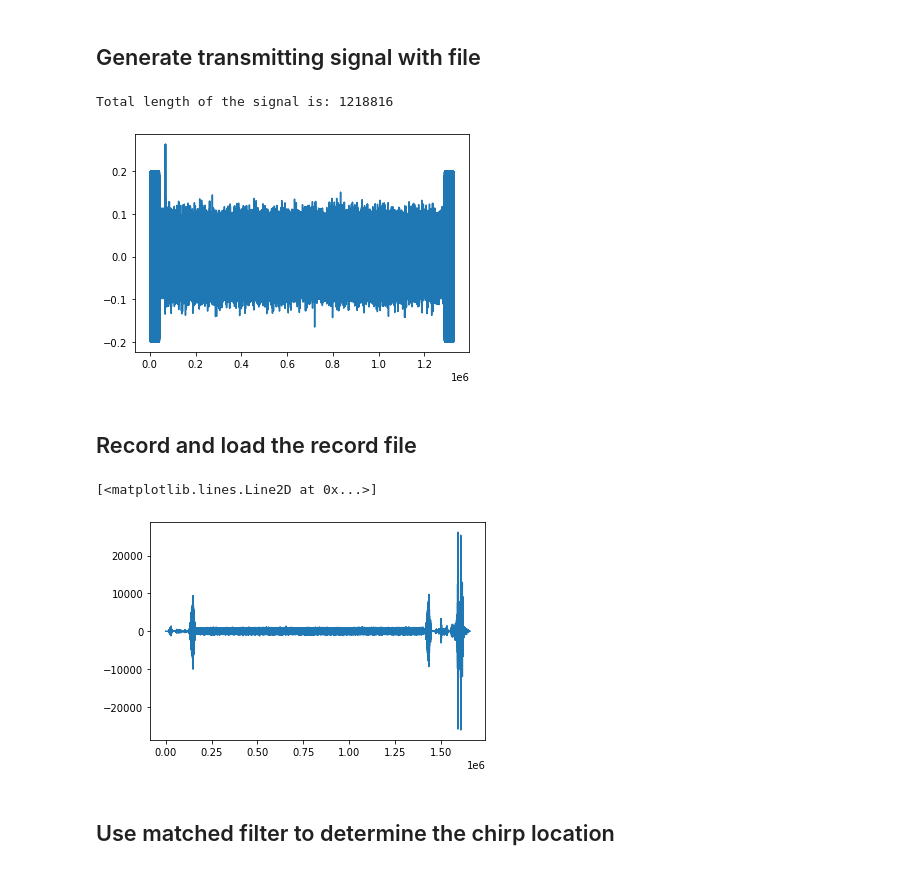
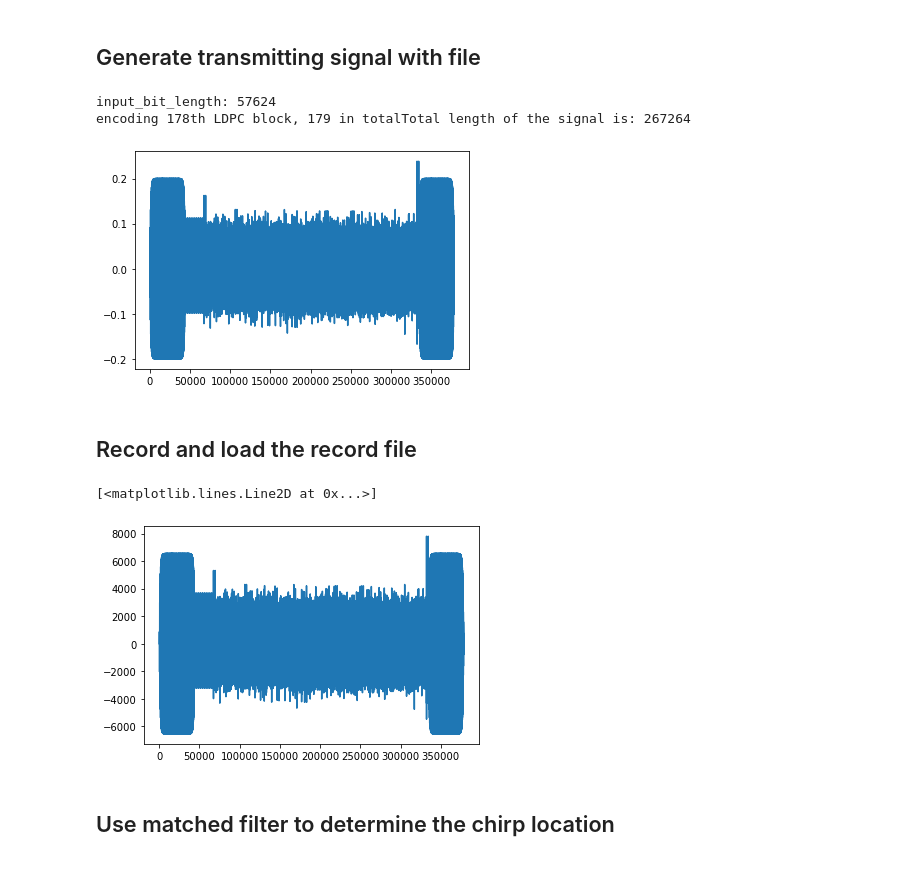
Before and after one commit to JingbiaoMei/Cambridge-Blue-Noise, a Jupyter notebook: System_setup_pilot.ipynb, the cells around one changed output. Saved outputs shown, nothing was run; the diff lists cells and outputs as text; code cells hidden in the pictures.

Commit message:
implemented LDPC into system

```diff
--- a/System_setup_pilot.ipynb
+++ b/System_setup_pilot.ipynb
@@ -6,6 +6,8 @@ from transmit import *
 ## Setup OFDM system
 # %%
 # OFDM system setup:
+LDPC_bool=True
+
 test = OFDM
 N, prefix_no, fs, repeat, gap_second = 2048, 256, 44100, 10, 0
 
@@ -15,11 +17,21 @@ min_bin = 40
 
 max_bin = 575
 
+
+
+inputLenIndicator_len=24
+rate='1/2'
+r=0.5
+z=27
+len_protection='input_repeat_then_LDPC'
+repeat_times=3
+
 # Pass the parameters
-test.__init__(test, N, prefix_no, fs, repeat, gap_second, chirp_high, min_bin, max_bin)
+test.__init__(test, N, prefix_no, fs, repeat, gap_second, chirp_high, min_bin, max_bin, inputLenIndicator_len=inputLenIndicator_len, rate=rate,r=r,z=z,len_protection=len_protection,repeat_times=repeat_times)
 
 # File for transfer
-testfile = "test_files/test-min.png"
+# testfile = "test_files/test.jpg"
+testfile = 'test_files/test_small.png'
 
 # print the default seed for checking
 print("The default seed is set to:", test.seed)
@@ -37,25 +49,26 @@ chirp, inv_chirp = test.define_chirp(test)
 ## Generate transmitting signal with file
 # %%
 # Generate the data OFDM frames
-data_frames, underfill, carrier_indices, pilot_values, bits_tran = test.data_add_random_pilots(test, testfile)
+data_frames, underfill, carrier_indices, pilot_values, bits_tran = test.data_add_random_pilots(test, testfile,LDPC=LDPC_bool)
 data_frames_len = len(data_frames)
 print("Total length of the signal is:", data_frames_len)
 
 # Combine to get the overall tx signals
 tx_signal = test.tx_waveform_data_pilot(test, known_frames, chirp, data_frames)
 plt.plot(tx_signal)
 sf.write('transmit.wav', tx_signal, test.fs)
 # %% [output]
-Total length of the signal is: 1218816
+input_bit_length: 57624
+encoding 178th LDPC block, 179 in totalTotal length of the signal is: 267264
-[figure, old version]
+[figure, new version]
 # %% [markdown]
 ## Record and load the record file
 # %%
-rx_signal = test.real_channel_response_file(test, "sound_files/Rec23.m4a")
+rx_signal = test.real_channel_response_file(test, 'transmit.wav')#"sound_files/Rec19.m4a")
 plt.plot(rx_signal)
 # %% [output]
 [<matplotlib.lines.Line2D at 0x...>]
-[figure, old version]
+[figure, new version]
 # %% [markdown]
 ## Use matched filter to determine the chirp location
 # %%
```
Also changed, not shown: parts of 8 cells of this notebook, 5 other files.
